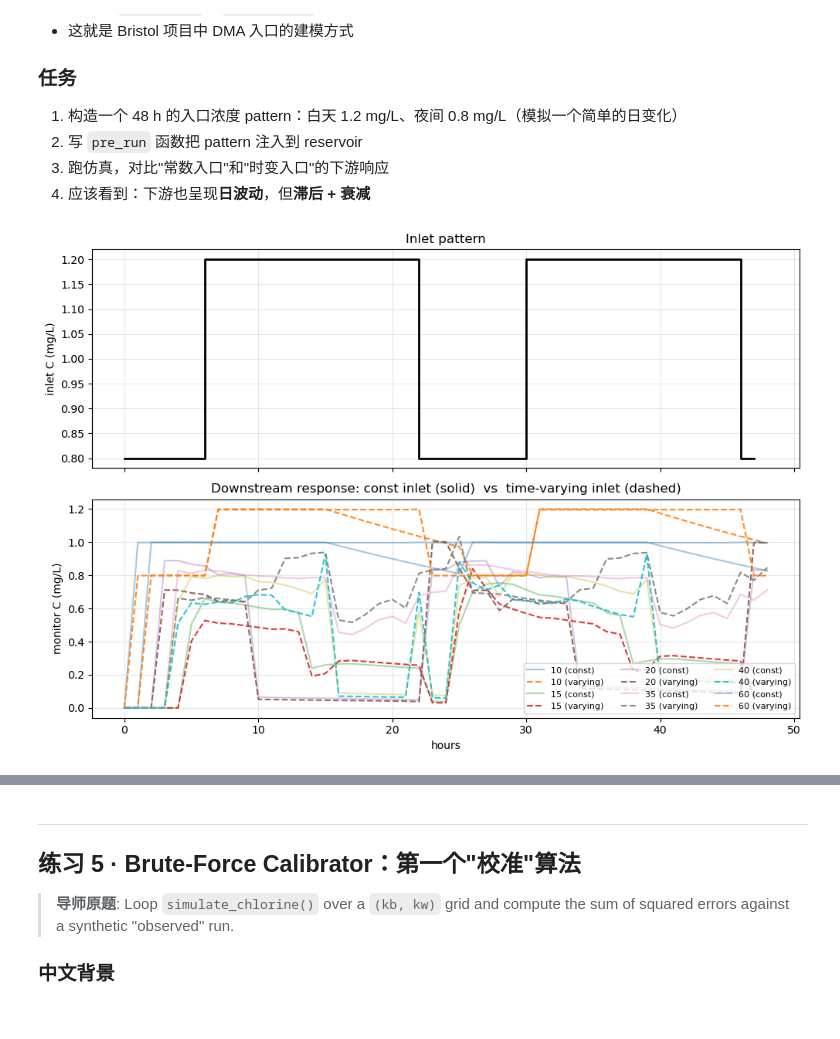
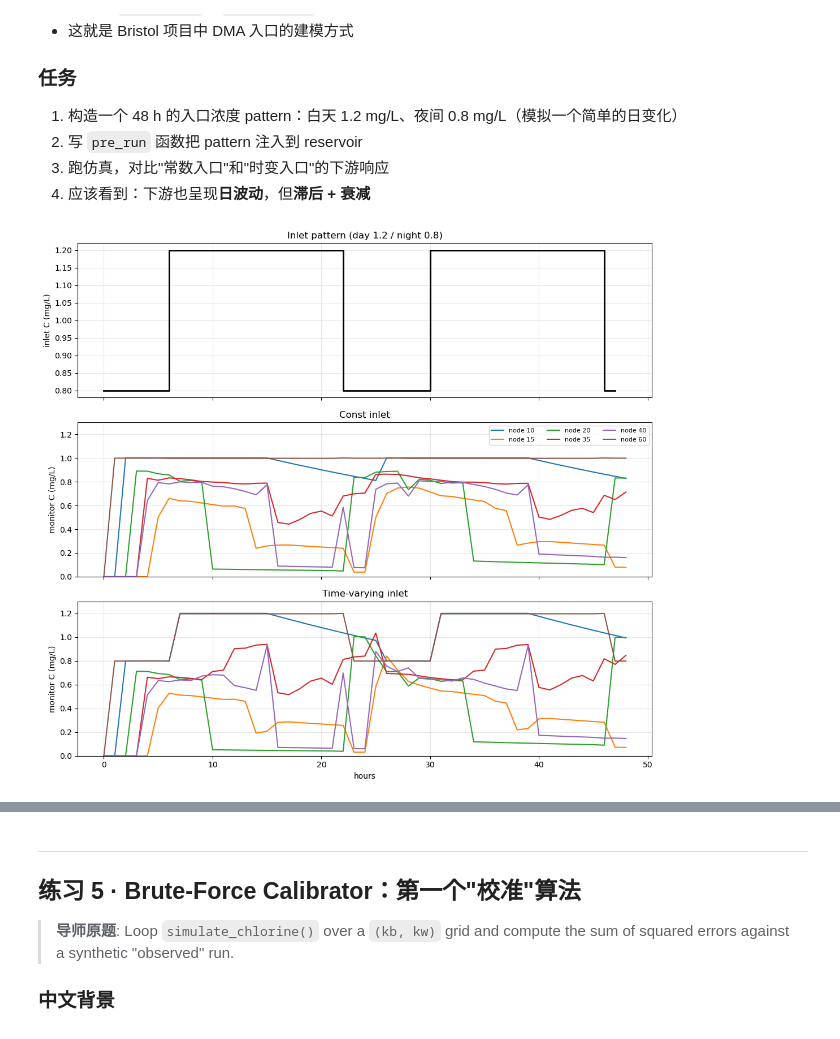
Before and after one commit to Strongxlb/Graduation-Project, a Jupyter notebook: learning/02_exercises.ipynb, the cells around one changed output, grey strips where cells are left out. Drawn from its saved outputs; the diff is of its cells as text; code cells hidden in the pictures.

```diff
--- a/learning/02_exercises.ipynb
+++ b/learning/02_exercises.ipynb
@@ -350,14 +376,21 @@ def shrink_diameters_80(wn):
 ts_base_32 = simulate_chlorine(kb_per_day=-0.5, kw_per_day=-0.1)
 ts_thin_32 = simulate_chlorine(kb_per_day=-0.5, kw_per_day=-0.1, pre_run=shrink_diameters_80)
 
-fig, ax = plt.subplots(figsize=(10, 5))
+# 同一个 node 用相同颜色；baseline 与 D×0.8 分两幅画，便于一一对应
+node_colors = {n: c for n, c in zip(MONITOR_NODES,
+               plt.rcParams['axes.prop_cycle'].by_key()['color'])}
+fig, (axL, axR) = plt.subplots(1, 2, figsize=(14, 5), sharey=True)
 for n in MONITOR_NODES:
-    ax.plot(ts_base_32.index, ts_base_32[n], '-',  alpha=0.5, label=f'{n} (baseline)')
-    ax.plot(ts_thin_32.index, ts_thin_32[n], '--', alpha=0.85, label=f'{n} (D × 0.8)')
-ax.set_xlabel('hours'); ax.set_ylabel('chlorine (mg/L)')
-ax.set_title('3.2  pipe diameter * 0.8')
-ax.legend(ncol=3, fontsize=8); ax.grid(alpha=0.3)
-plt.show()
+    axL.plot(ts_base_32.index, ts_base_32[n], color=node_colors[n], label=f'node {n}')
+    axR.plot(ts_thin_32.index, ts_thin_32[n], color=node_colors[n], label=f'node {n}')
+axL.set_title('baseline (D * 1.0)')
+axR.set_title('D * 0.8 (mild)')
+axL.set_ylabel('chlorine (mg/L)')
+for ax in (axL, axR):
+    ax.set_xlabel('hours'); ax.grid(alpha=0.3)
+axL.legend(ncol=2, fontsize=8)
+fig.suptitle('3.2  pipe diameter * 0.8')
+plt.tight_layout(); plt.show()
 
 diff_32 = pd.DataFrame({
     'baseline (mg/L)' : ts_base_32.iloc[-24:].mean().round(3),
@@ -441,41 +490,47 @@ wn.add_source('src_id', 'River', 'CONCEN', 1.0, 'inlet_pattern')   # 在 River
 # === 你的代码 ===
 
 # 1) 构造一个简单的日变化 pattern：白天高、夜间低
 inlet_pattern_values = []
 for hour in range(48):
     h_of_day = hour % 24
     if 6 <= h_of_day < 22:
         inlet_pattern_values.append(1.2)
     else:
         inlet_pattern_values.append(0.8)
 
 def add_timevarying_inlet(wn):
     """把时变 inlet 注入到所有 reservoir."""
     # ① 注册 pattern：name='inlet_pat'，值序列 = inlet_pattern_values
     wn.add_pattern('inlet_pat', inlet_pattern_values)
     # ② 给每个 reservoir 加 source，C(t) = 1.0 × pattern(t)
     for r in wn.reservoir_name_list:
         wn.add_source(f'src_{r}', r, 'CONCEN', 1.0, 'inlet_pat')
 
 # 跑两次：常数 vs 时变
 ts_const = simulate_chlorine(kb_per_day=-0.5, kw_per_day=-0.1, inlet_mgl=1.0)
 ts_vary  = simulate_chlorine(kb_per_day=-0.5, kw_per_day=-0.1, inlet_mgl=1.0,
                               pre_run=add_timevarying_inlet)
 
-# 画图
-fig, axes = plt.subplots(2, 1, figsize=(10, 7), sharex=True)
+# 画图：入口 pattern + 常数响应 + 时变响应分三幅；同一个 node 用相同颜色
+node_colors = {n: c for n, c in zip(MONITOR_NODES,
+               plt.rcParams['axes.prop_cycle'].by_key()['color'])}
+fig, axes = plt.subplots(3, 1, figsize=(11, 10), sharex=True)
+
 axes[0].step(range(48), inlet_pattern_values, where='post', lw=2, color='k')
-axes[0].set_ylabel('inlet C (mg/L)'); axes[0].set_title('Inlet pattern')
+axes[0].set_ylabel('inlet C (mg/L)'); axes[0].set_title('Inlet pattern (day 1.2 / night 0.8)')
 axes[0].grid(alpha=0.3)
 
 for n in MONITOR_NODES:
-    axes[1].plot(ts_const.index, ts_const[n], '-',  alpha=0.4, label=f'{n} (const)')
-    axes[1].plot(ts_vary.index,  ts_vary[n],  '--', alpha=0.9, label=f'{n} (varying)')
-axes[1].set_xlabel('hours'); axes[1].set_ylabel('monitor C (mg/L)')
-axes[1].set_title('Downstream response: const inlet (solid)  vs  time-varying inlet (dashed)')
-axes[1].legend(ncol=3, fontsize=8); axes[1].grid(alpha=0.3)
+    axes[1].plot(ts_const.index, ts_const[n], color=node_colors[n], label=f'node {n}')
+    axes[2].plot(ts_vary.index,  ts_vary[n],  color=node_colors[n], label=f'node {n}')
+axes[1].set_ylabel('monitor C (mg/L)'); axes[1].set_title('Const inlet')
+axes[2].set_ylabel('monitor C (mg/L)'); axes[2].set_title('Time-varying inlet')
+axes[2].set_xlabel('hours')
+for ax in (axes[1], axes[2]):
+    ax.grid(alpha=0.3); ax.set_ylim(0, 1.3)
+axes[1].legend(ncol=3, fontsize=8)
 plt.tight_layout(); plt.show()
 # %% [output]
-[figure, old version]
+[figure, new version]
 # %% [markdown]
 ### ✏️ 你的发现
```
Also changed, not shown: parts of 8 cells of this notebook.
